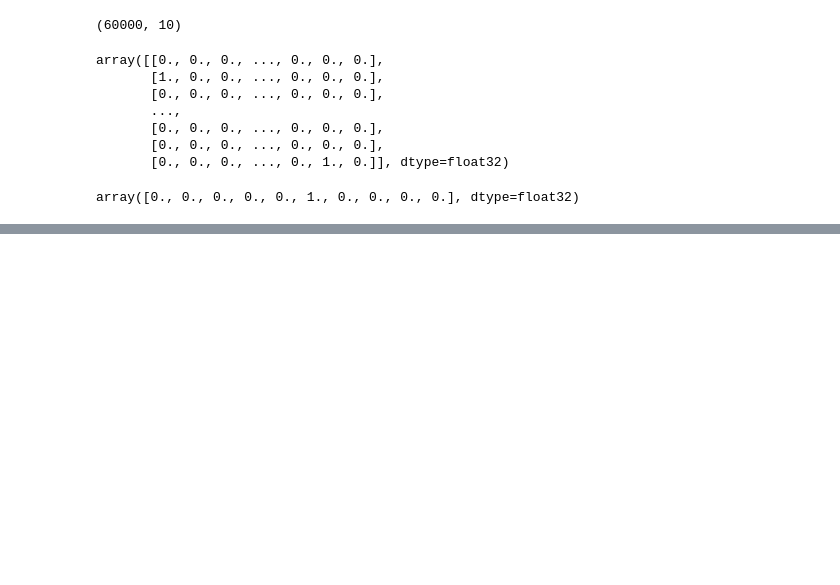
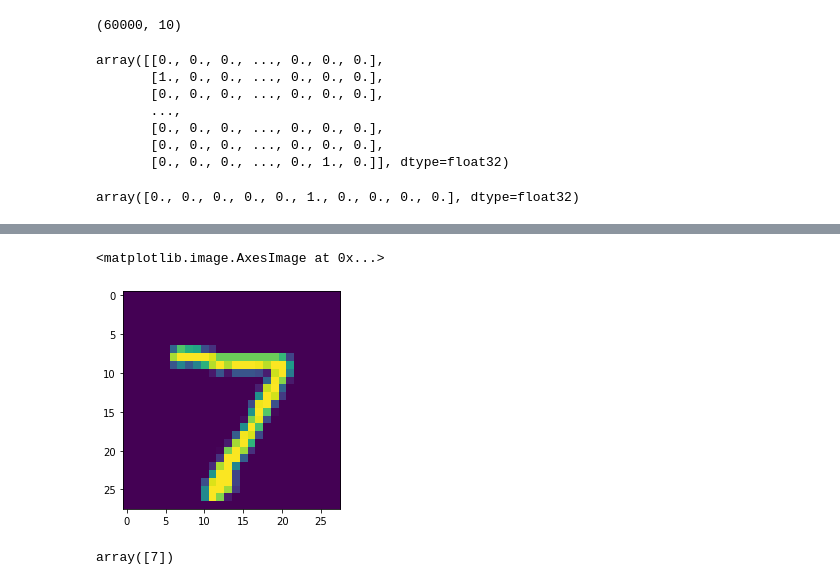
Before and after one commit to JaimePazLopes/Tensorflow-2-and-Keras, a Jupyter notebook: CNN/MNIST.ipynb, the cells around one changed output, grey strips where cells are left out. Saved outputs shown, nothing was run; the diff lists cells and outputs as text; code cells hidden in the pictures; blank space fills up the shorter version.

```diff
--- a/CNN/MNIST.ipynb
+++ b/CNN/MNIST.ipynb
@@ -67,0 +183,12 @@ x_test = x_test.reshape(10000, 28, 28, 1)
+# %%
+my_number = x_test[0]
+# %%
+plt.imshow(my_number.reshape(28,28))
+# %% [output]
+<matplotlib.image.AxesImage at 0x...>
+[figure, added]
+# %%
+# reshape: num_images, width, height, color_channels
+model.predict_classes(my_number.reshape(1,28,28,1))
+# %% [output]
+array([7])
```
Also changed, not shown: parts of 19 cells of this notebook.
